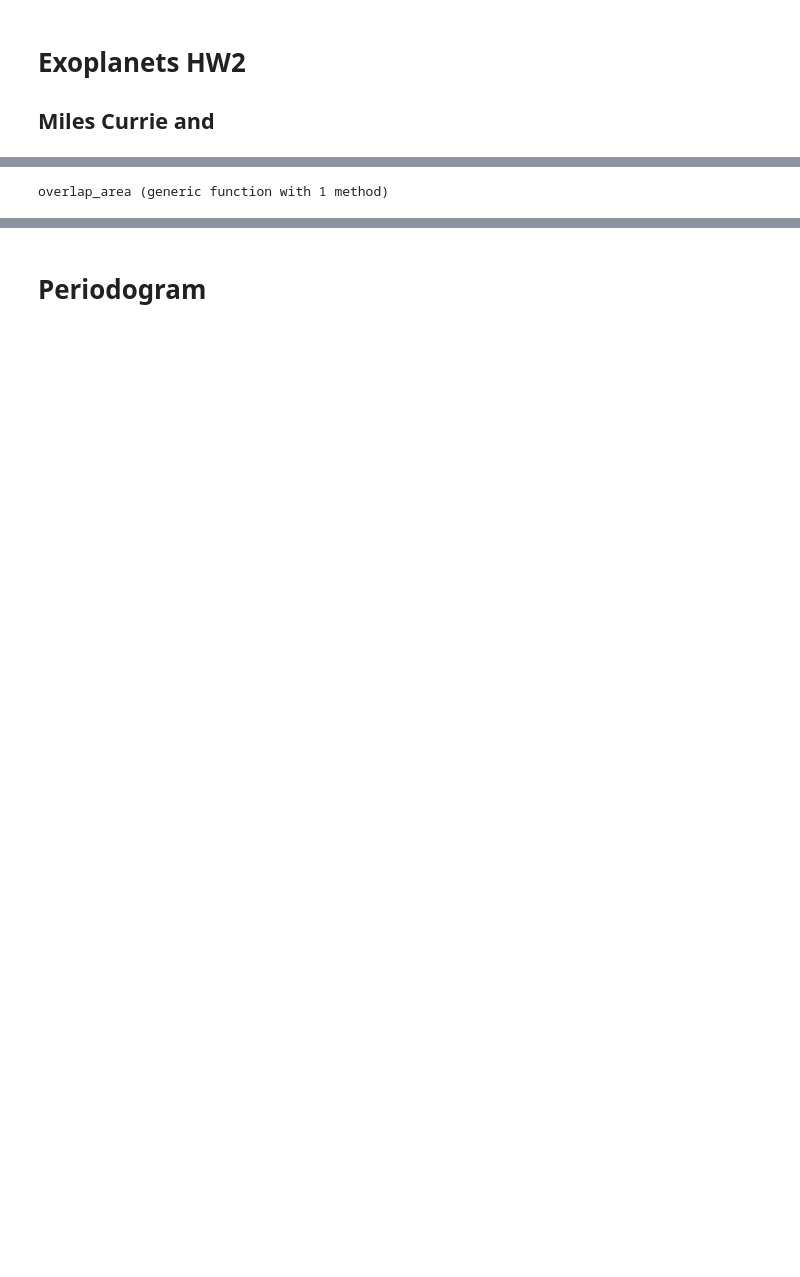
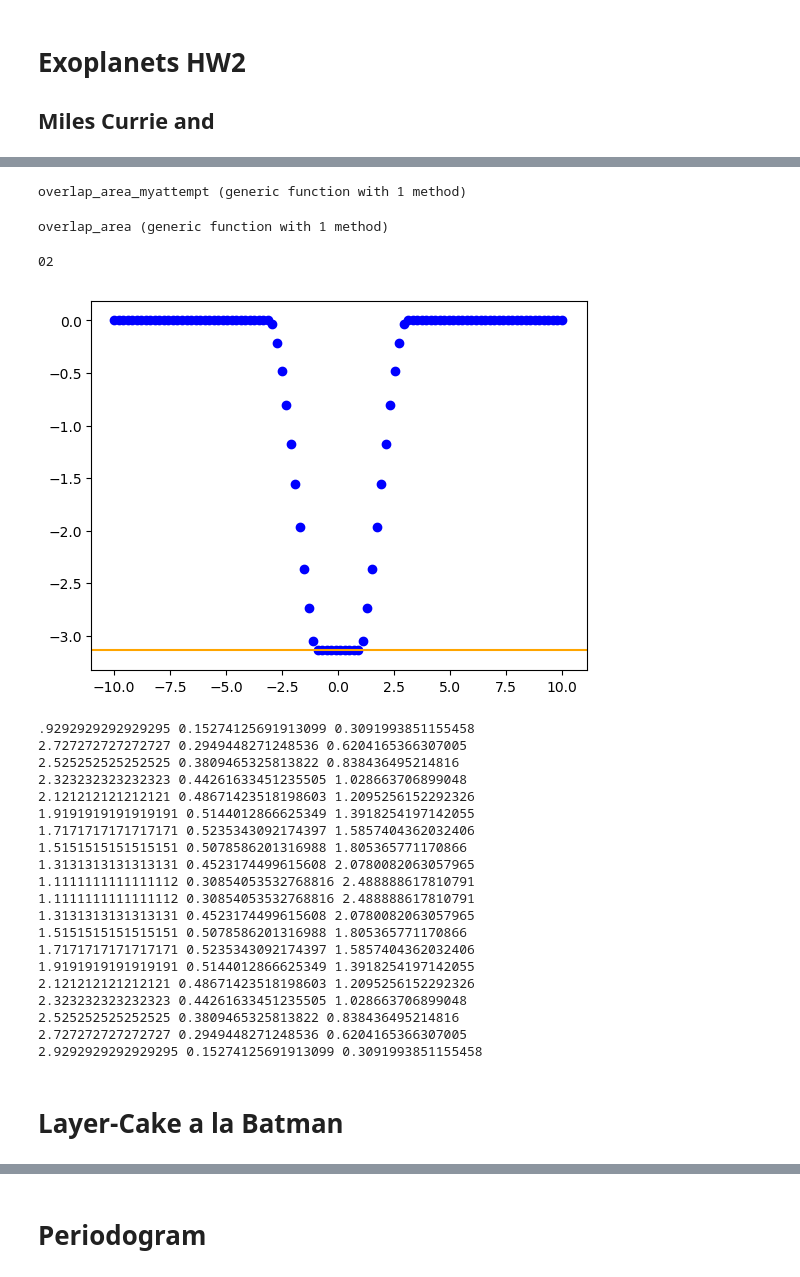
Before and after one commit to curriem/exoplanets_class, a Jupyter notebook: exoplanets_hw2.ipynb, the cells around one changed output, grey strips where cells are left out. Saved outputs shown, nothing was run; the diff lists cells and outputs as text; code cells hidden in the pictures; blank space fills up the shorter version.

```diff
--- a/exoplanets_hw2.ipynb
+++ b/exoplanets_hw2.ipynb
@@ -45,13 +43,80 @@ time, flux, flux_err = data[:, 1], data[:, 2], data[:, 3];
 
 ### $ A_{\mathrm{overlap}} = R_{\mathrm{occultor}}^2 \arccos{\frac{b^2 + R_{\mathrm{occultor}}^2 - R_{\mathrm{emitter}}^2}{2 b R_{\mathrm{occultor}}}} + R_{\mathrm{emitter}}^2 \arccos{\frac{b^2 + R_{\mathrm{emitter}}^2 - R_{\mathrm{occultor}}^2}{2 b R_{\mathrm{emitter}}}} - \frac{1}{2} \sqrt{(-b + R_{\mathrm{occultor}} + R_{\mathrm{emitter}}) (b + R_{\mathrm{occultor}} - R_{\mathrm{emitter}}) (b - R_{\mathrm{occultor}} + R_{\mathrm{emitter}}) (b + R_{\mathrm{occultor}} + R_{\mathrm{emitter}}) } $
 # %%
-function overlap_area(separation, r_occultor, r_emitter)
+function overlap_area_myattempt(separation, r_occultor, r_emitter)
 
-    area = (r_occultor^2 * arccos((separation^2 + r_occultor^2 - r_emitter^2) / (2*separation*r_occultor))
-        + r_emitter^2 * arccos((separation^2 + r_emitter^2 - r_occultor^2) / (2*separation*r_emitter))
+    area = (r_occultor^2 * acos((separation^2 + r_occultor^2 - r_emitter^2) / (2*separation*r_occultor))
+        + r_emitter^2 * acos((separation^2 + r_emitter^2 - r_occultor^2) / (2*separation*r_emitter))
         - 0.5 * sqrt((-separation + r_occultor + r_emitter) * (separation + r_occultor - r_emitter)
             * (separation - r_occultor + r_emitter) * (separation + r_occultor + r_emitter)))
     return area
 end
 # %% [output]
-overlap_area (generic function with 1 method)
+overlap_area_myattempt (generic function with 1 method)
+# %%
+function overlap_area(x, r_p, d)
+    # using bat-formalism
+    # x = stellar radius
+    # r_p = planet radius
+    # d = separation of star and planet centers
+
+    # We only care about absolute distance between star and planet (sign doesn't matter)
+    d = abs(d)
+
+    u = (d^2 + x^2 - r_p^2) / (2*d*x)
+    v = (d^2 + r_p^2 - x^2) / (2*d*r_p)
+    w = (-d + x + r_p) * (d + x - r_p) * (d - x + r_p) * (d + x + r_p)
+
+    if d >= r_p + x
+        area = 0
+    elseif r_p - d < x < r_p + d
+#         print(d, " ", acos(u), " ", acos(v), "\n")
+        area = x^2*acos(u) + r_p^2*acos(v) - 0.5*sqrt(w)
+    elseif x <= r_p - d
+        area = pi * x^2
+    elseif x >= r_p + d
+        area = pi * r_p^2
+
+    end
+
+    return area
+end
+# %% [output]
+overlap_area (generic function with 1 method)
+# %%
+distances = range(-10, stop=10, length=100)
+stellar_radius = 2
+planet_radius = 1
+
+print(overlap_area(2, 1, 100))
+for (t, d) in enumerate(distances)
+    area = overlap_area(stellar_radius, planet_radius, d)
+    scatter(d, -area, c=:blue)
+end
+axhline(-pi, color="orange")
+show()
+# %% [output]
+02
+[figure, added]
+.9292929292929295 0.15274125691913099 0.3091993851155458
+2.727272727272727 0.2949448271248536 0.6204165366307005
+2.525252525252525 0.3809465325813822 0.838436495214816
+2.323232323232323 0.44261633451235505 1.028663706899048
+2.121212121212121 0.48671423518198603 1.2095256152292326
+1.9191919191919191 0.5144012866625349 1.3918254197142055
+1.7171717171717171 0.5235343092174397 1.5857404362032406
+1.5151515151515151 0.5078586201316988 1.805365771170866
+1.3131313131313131 0.4523174499615608 2.0780082063057965
+1.1111111111111112 0.30854053532768816 2.488888617810791
+1.1111111111111112 0.30854053532768816 2.488888617810791
+1.3131313131313131 0.4523174499615608 2.0780082063057965
+1.5151515151515151 0.5078586201316988 1.805365771170866
+1.7171717171717171 0.5235343092174397 1.5857404362032406
+1.9191919191919191 0.5144012866625349 1.3918254197142055
+2.121212121212121 0.48671423518198603 1.2095256152292326
+2.323232323232323 0.44261633451235505 1.028663706899048
+2.525252525252525 0.3809465325813822 0.838436495214816
+2.727272727272727 0.2949448271248536 0.6204165366307005
+2.9292929292929295 0.15274125691913099 0.3091993851155458
+# %% [markdown]
+# Layer-Cake a la Batman
```
Also changed, not shown: parts of 23 cells of this notebook.
